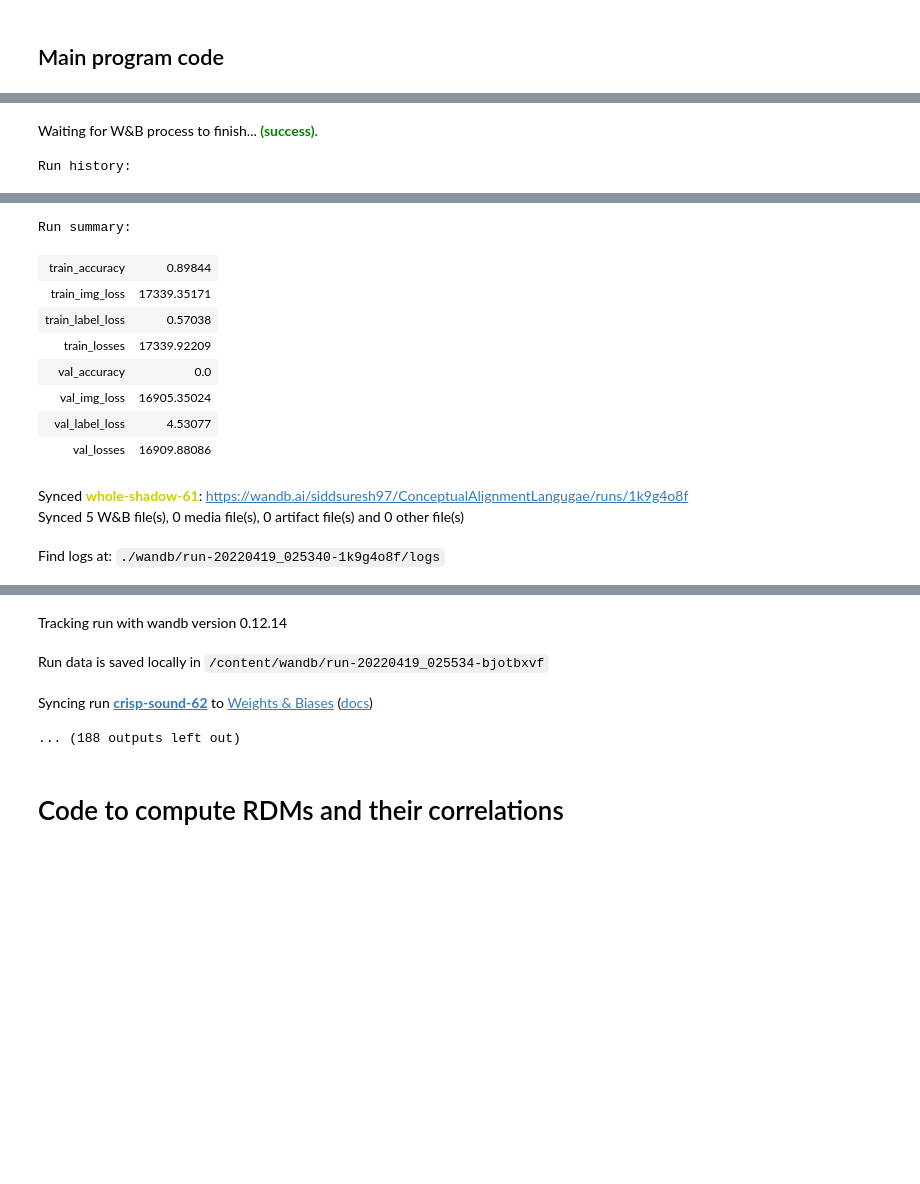
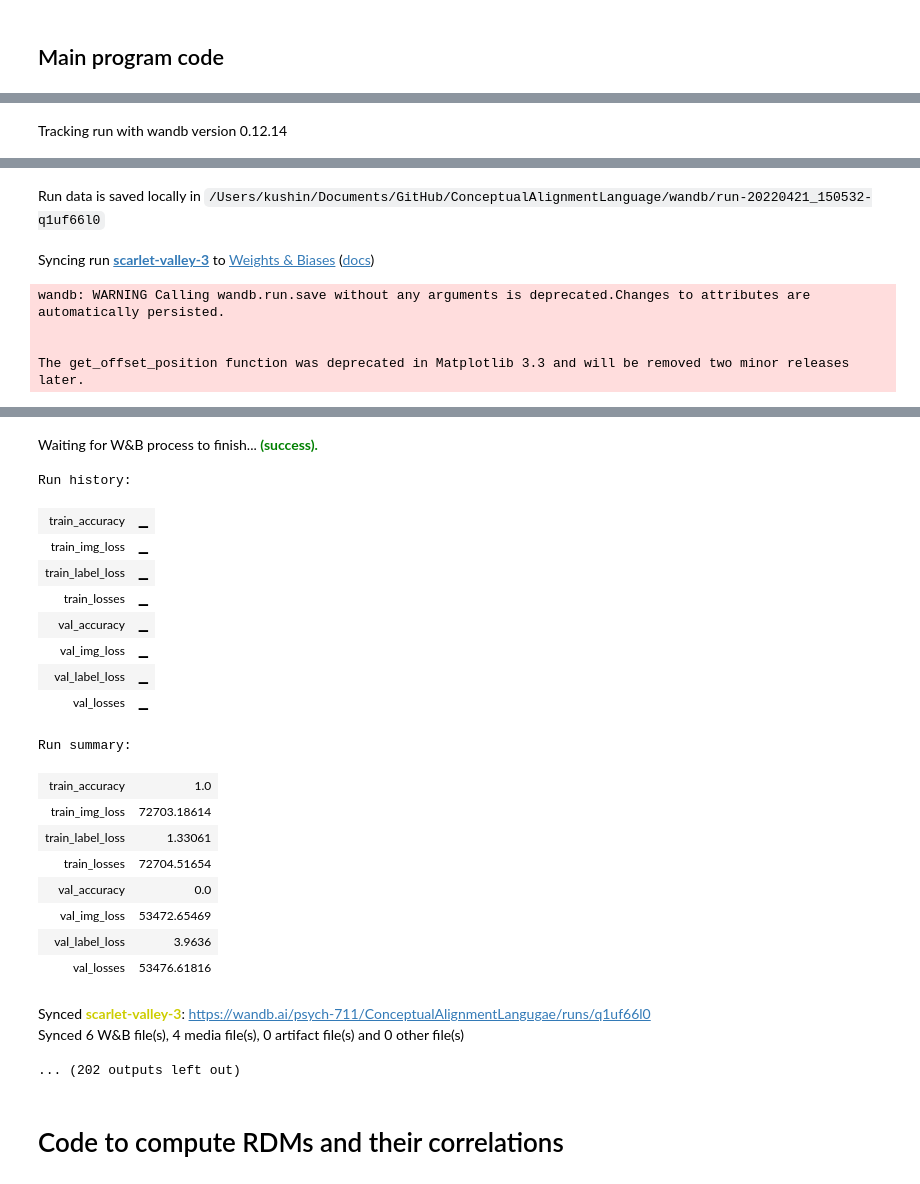
Before and after one commit to siddsuresh97/ConceptualAlignmentLanguage, a Jupyter notebook: autoencoder_with_labels_working.ipynb, the cells around one changed output, grey strips where cells are left out. Drawn from its saved outputs; the diff is of its cells as text; code cells hidden in the pictures; blank space fills up the shorter version.

```diff
--- a/autoencoder_with_labels_working.ipynb
+++ b/autoencoder_with_labels_working.ipynb
@@ -37,5 +34,0 @@ device = 'cuda' if torch.cuda.is_available() else 'cpu'
-# %%
-num_classes = 11 # Number of unique class labels in the dataset
-latent_dims = 2
-epochs = 20
-label_training_ratio = 0.8
@@ -468,12 +34,0 @@ def plot_reconstructed_with_labels(autoencoder, r0=(-5, 10), r1=(-10, 5), n=12):
-# %%
-def plot_reconstructed_with_labels(autoencoder, r0=(-4, 4), r1=(-4, 4), n=24):
-    w = 28
-    img = np.zeros((n*w, n*w))
-    for i, y in enumerate(np.linspace(*r1, n)):
-        for j, x in enumerate(np.linspace(*r0, n)):
-            z = torch.Tensor([[x, y]]).to(device)
-            x_hat, label = autoencoder.decoder(z)
-            x_hat = x_hat.reshape(28, 28).to('cpu').detach().numpy()
-            img[(n-1-i)*w:(n-1-i+1)*w, j*w:(j+1)*w] = x_hat
-    plt.imshow(img, extent=[*r0, *r1])
-plot_reconstructed_with_labels(autoencoder_80)
@@ -482,12 +34,0 @@ plot_reconstructed_with_labels(autoencoder_80)
-# %%
-def plot_reconstructed_with_labels(autoencoder, r0=(-3, 3), r1=(-3, 3), n=24):
-    w = 28
-    img = np.zeros((n*w, n*w))
-    for i, y in enumerate(np.linspace(*r1, n)):
-        for j, x in enumerate(np.linspace(*r0, n)):
-            z = torch.Tensor([[x, y]]).to(device)
-            x_hat, label = autoencoder.decoder(z)
-            x_hat = x_hat.reshape(28, 28).to('cpu').detach().numpy()
-            img[(n-1-i)*w:(n-1-i+1)*w, j*w:(j+1)*w] = x_hat
-    plt.imshow(img, extent=[*r0, *r1])
-plot_reconstructed_with_labels(autoencoder_100)
@@ -501,7 +40,7 @@ plot_reconstructed_with_labels(autoencoder_100)
 class Encoder(nn.Module):
     def __init__(self, encoded_space_dim, num_classes):
         super().__init__()
-
+        ""
         ### Convolutional section
         self.encoder_cnn = nn.Sequential(
             nn.Conv2d(1, 8, 3, stride=2, padding=1),
@@ -840,7 +381,7 @@ def main_code(save_dir, num_models, epochs, num_classes, batch_size,
 # %%
 num_classes = 11 # Number of unique class labels in the dataset
 latent_dims = 2
-epochs = 20
+epochs = 1
 lr = 0.001
 num_models = 2
 batch_size = 512
@@ -852,2 +393 @@ Finishing last run (ID:1k9g4o8f) before initializing another...
-Waiting for W&B process to finish... (success).
+Tracking run with wandb version 0.12.14
-Run history:
@@ -862,12 +394,6 @@ Run history:
-Run summary:
-| train_accuracy | 0.89844 |
-| train_img_loss | 17339.35171 |
-| train_label_loss | 0.57038 |
-| train_losses | 17339.92209 |
-| val_accuracy | 0.0 |
-| val_img_loss | 16905.35024 |
-| val_label_loss | 4.53077 |
-| val_losses | 16909.88086 |
-Synced whole-shadow-61: https://wandb.ai/siddsuresh97/ConceptualAlignmentLangugae/runs/1k9g4o8f
-Synced 5 W&B file(s), 0 media file(s), 0 artifact file(s) and 0 other file(s)
+Run data is saved locally in /Users/kushin/Documents/GitHub/ConceptualAlignmentLanguage/wandb/run-20220421_150532-q1uf66l0
-Find logs at: ./wandb/run-20220419_025340-1k9g4o8f/logs
+Syncing run scarlet-valley-3 to Weights & Biases (docs)
+wandb: WARNING Calling wandb.run.save without any arguments is deprecated.Changes to attributes are automatically persisted.
+
+
+The get_offset_position function was deprecated in Matplotlib 3.3 and will be removed two minor releases later.
@@ -875,7 +401,25 @@ Successfully finished last run (ID:1k9g4o8f). Initializing new run:
-Tracking run with wandb version 0.12.14
+Waiting for W&B process to finish... (success).
+Run history:
+| train_accuracy | ▁ |
+| train_img_loss | ▁ |
+| train_label_loss | ▁ |
+| train_losses | ▁ |
+| val_accuracy | ▁ |
+| val_img_loss | ▁ |
+| val_label_loss | ▁ |
+| val_losses | ▁ |
+Run summary:
+| train_accuracy | 1.0 |
+| train_img_loss | 72703.18614 |
+| train_label_loss | 1.33061 |
+| train_losses | 72704.51654 |
+| val_accuracy | 0.0 |
+| val_img_loss | 53472.65469 |
+| val_label_loss | 3.9636 |
+| val_losses | 53476.61816 |
-Run data is saved locally in /content/wandb/run-20220419_025534-bjotbxvf
+Synced scarlet-valley-3: https://wandb.ai/psych-711/ConceptualAlignmentLangugae/runs/q1uf66l0
+Synced 6 W&B file(s), 4 media file(s), 0 artifact file(s) and 0 other file(s)
-Syncing run crisp-sound-62 to Weights & Biases (docs)
-... (188 outputs left out)
+... (202 outputs left out)
 # %% [markdown]
 # Code to compute RDMs and their correlations
 # %% [markdown]
```
Also changed, not shown: parts of 34 cells of this notebook.
